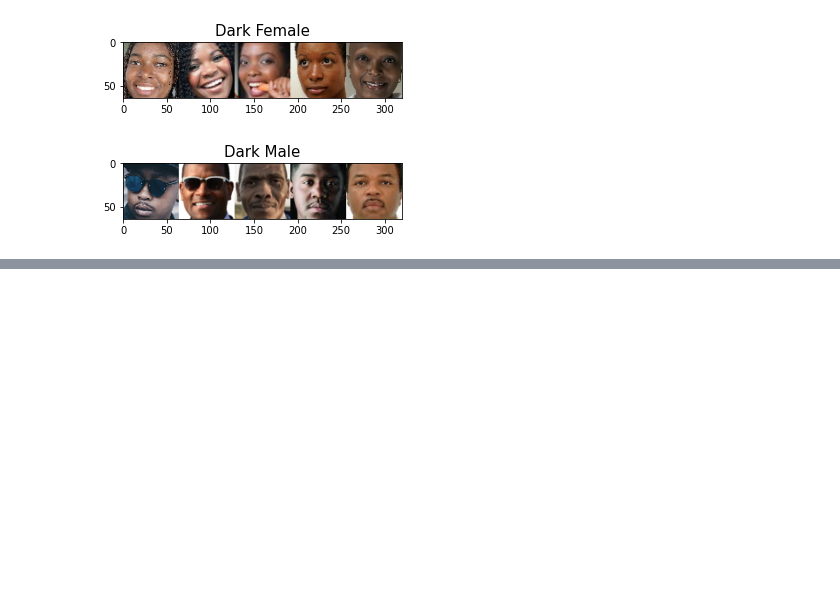
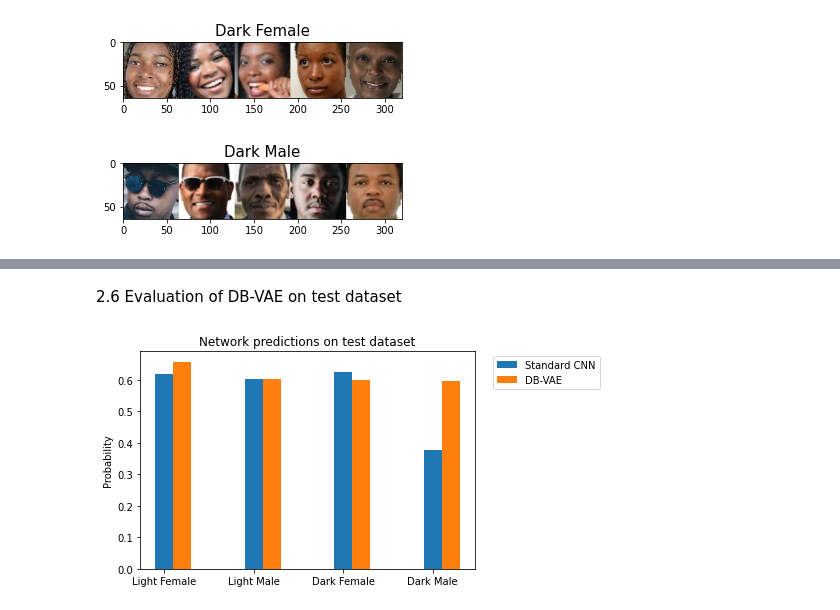
Before and after one commit to Mansoorinho/Deep-Learing-trainings, a Jupyter notebook: MNIST_Debiasing/lab2_Debiasing.ipynb, the cells around one changed output, grey strips where cells are left out. Saved outputs shown, nothing was run; the diff lists cells and outputs as text; code cells hidden in the pictures; blank space fills up the shorter version.

```diff
--- a/MNIST_Debiasing/lab2_Debiasing.ipynb
+++ b/MNIST_Debiasing/lab2_Debiasing.ipynb
@@ -179,0 +231,18 @@ plt.title("Standard classifier predictions");
+# %%
+### VAE Reparameterization ###
+import tensorflow_probability as tfp
+"""Reparameterization trick by sampling from an isotropic unit Gaussian.
+# Arguments
+    z_mean, z_logsigma (tensor): mean and log of standard deviation of latent distribution (Q(z|X))
+# Returns
+    z (tensor): sampled latent vector
+"""
+def sampling(z_mean, z_logsigma):
+  # By default, random.normal is "standard" (ie. mean=0 and std=1.0)
+  batch, latent_dim = z_mean.shape
+  epsilon = tf.random.normal(shape=(batch, latent_dim))
+
+  # TODO: Define the reparameterization computation!
+  # Note the equation is given in the text block immediately above.
+  z = z_mean + tf.multiply(tf.exp(0.5*z_logsigma), epsilon)
+  return z
@@ -179,0 +510,14 @@ plt.title("Standard classifier predictions");
+# %% [markdown]
+2.6 Evaluation of DB-VAE on test dataset
+# %%
+dbvae_logits = [dbvae.predict(np.array(x, dtype=np.float32)) for x in test_faces]
+dbvae_probs = tf.squeeze(tf.sigmoid(dbvae_logits))
+
+xx = np.arange(len(keys))
+plt.bar(xx, standard_classifier_probs.numpy().mean(1), width=0.2, label="Standard CNN")
+plt.bar(xx+0.2, dbvae_probs.numpy().mean(1), width=0.2, label="DB-VAE")
+plt.xticks(xx, keys);
+plt.title("Network predictions on test dataset")
+plt.ylabel("Probability"); plt.legend(bbox_to_anchor=(1.04,1), loc="upper left");
+# %% [output]
+[figure, added]
```
Also changed, not shown: parts of 18 cells of this notebook.
